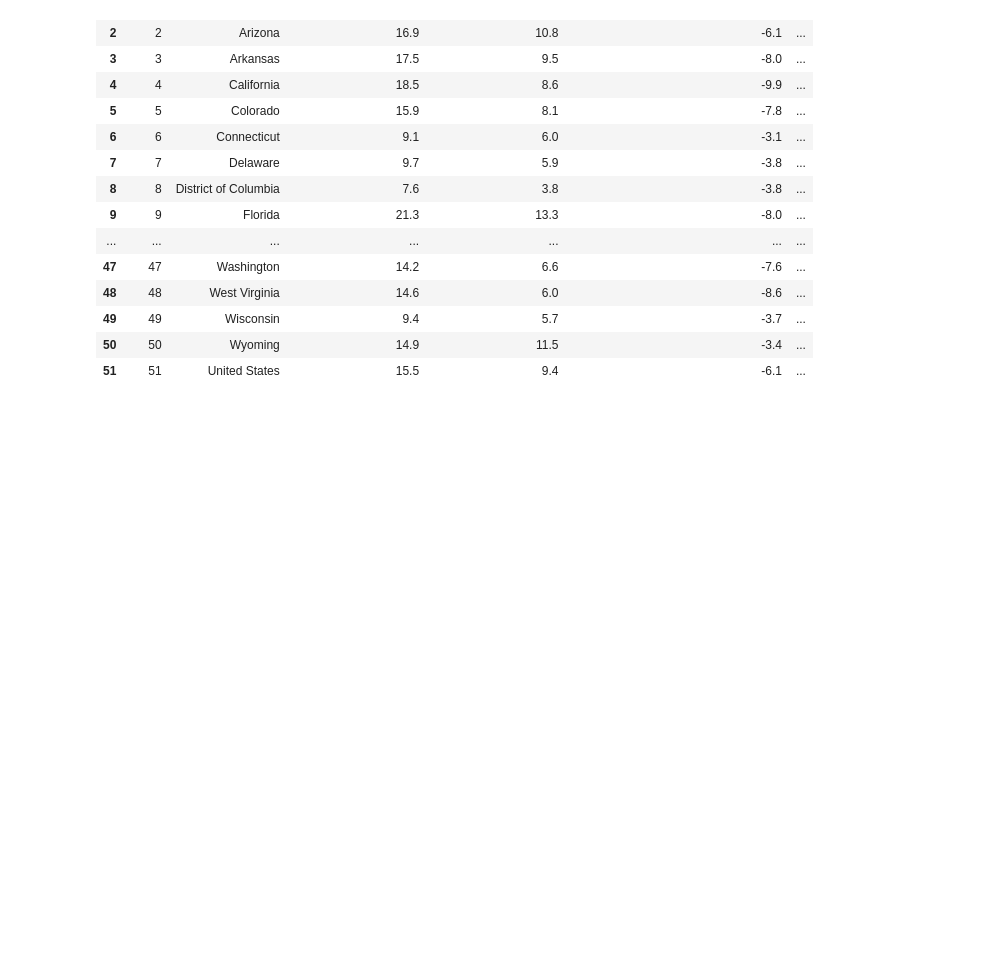
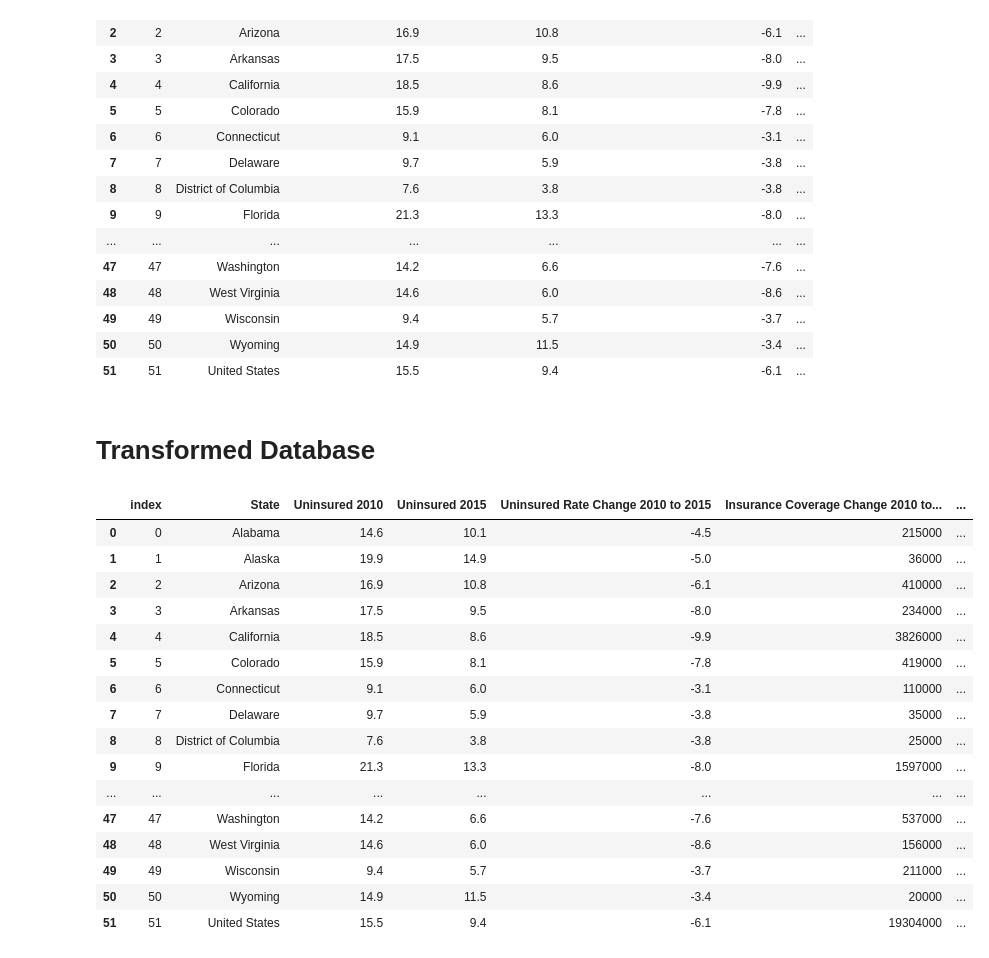
Before and after one commit to alexbeeler/ACA-Project, a Jupyter notebook: My_ACA_Project.ipynb, the cells around one changed output. Cells and saved outputs as stored; diff of their text form; code cells hidden in the pictures; blank space fills up the shorter version.

Commit message:
updated jupyter notebook by renaming the columns and created a transformed database and sorted that database in ascending order.

```diff
--- a/My_ACA_Project.ipynb
+++ b/My_ACA_Project.ipynb
@@ -47,3 +47,46 @@ df
 | 49 | 49 | Wisconsin | 9.4 | 5.7 | -3.7 | ... |
 | 50 | 50 | Wyoming | 14.9 | 11.5 | -3.4 | ... |
 | 51 | 51 | United States | 15.5 | 9.4 | -6.1 | ... |
+# %%
+df.rename(
+    columns={
+        'State':'State',
+        'Uninsured_Rate_2010': 'Uninsured 2010',
+        'Uninsured_Rate_2015': 'Uninsured 2015',
+        'Uninsured_Rate_Change_2010_2015': 'Uninsured Rate Change 2010 to 2015',
+        'Health_Insurance_Coverage_Change_2010_2015': 'Insurance Coverage Change 2010 to 2015',
+        'Employer_Health_Insurance_Coverage_2015': 'Employer coverage 2015',
+        'Marketplace_Health_Insurance_Coverage_2016': 'Marketplace Coverage 2016',
+        'Marketplace_Tax_Credits_2016': 'Marketplace Tax Credits 2016',
+        'Average_Monthly_Tax_Credit_2016': 'Average Monthly Tax Credit 2016',
+        'State_Medicaid_Expansion_2016': 'State Medicaid Expansion 2016',
+        'Medicaid_Enrollment_2013': 'Medicaid Enrollment 2013',
+        'Medicaid_Enrollment_2016': 'Medicaid Enrollment 2016',
+        'Medicaid_Enrollment_Change_2013_2016':'Medicaid Enrollment Change 2013 to 2016',
+        'Medicare_Enrollment_2016': 'Medicare Enrollment 2016'
+
+
+    },
+    inplace=True)
+# %% [markdown]
+# Transformed Database
+# %%
+df
+# %% [output]
+|  | index | State | Uninsured 2010 | Uninsured 2015 | Uninsured Rate Change 2010 to 2015 | Insurance Coverage Change 2010 to... | ... |
+| 0 | 0 | Alabama | 14.6 | 10.1 | -4.5 | 215000 | ... |
+| 1 | 1 | Alaska | 19.9 | 14.9 | -5.0 | 36000 | ... |
+| 2 | 2 | Arizona | 16.9 | 10.8 | -6.1 | 410000 | ... |
+| 3 | 3 | Arkansas | 17.5 | 9.5 | -8.0 | 234000 | ... |
+| 4 | 4 | California | 18.5 | 8.6 | -9.9 | 3826000 | ... |
+| 5 | 5 | Colorado | 15.9 | 8.1 | -7.8 | 419000 | ... |
+| 6 | 6 | Connecticut | 9.1 | 6.0 | -3.1 | 110000 | ... |
+| 7 | 7 | Delaware | 9.7 | 5.9 | -3.8 | 35000 | ... |
+| 8 | 8 | District of Columbia | 7.6 | 3.8 | -3.8 | 25000 | ... |
+| 9 | 9 | Florida | 21.3 | 13.3 | -8.0 | 1597000 | ... |
+| ... | ... | ... | ... | ... | ... | ... | ... |
+| 47 | 47 | Washington | 14.2 | 6.6 | -7.6 | 537000 | ... |
+| 48 | 48 | West Virginia | 14.6 | 6.0 | -8.6 | 156000 | ... |
+| 49 | 49 | Wisconsin | 9.4 | 5.7 | -3.7 | 211000 | ... |
+| 50 | 50 | Wyoming | 14.9 | 11.5 | -3.4 | 20000 | ... |
+| 51 | 51 | United States | 15.5 | 9.4 | -6.1 | 19304000 | ... |
```
Also changed, not shown: parts of 3 cells of this notebook, 1 other file.
